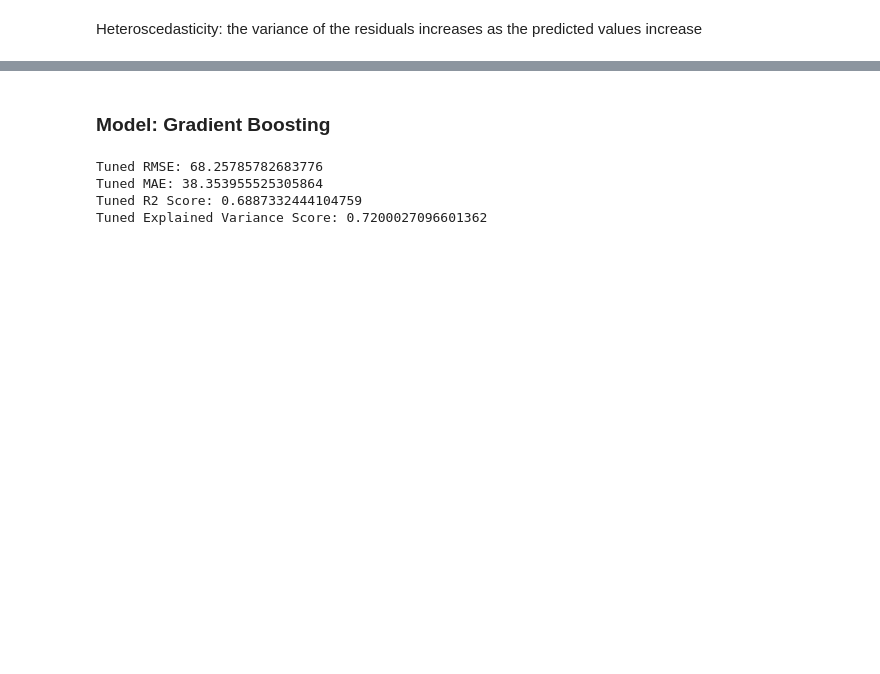
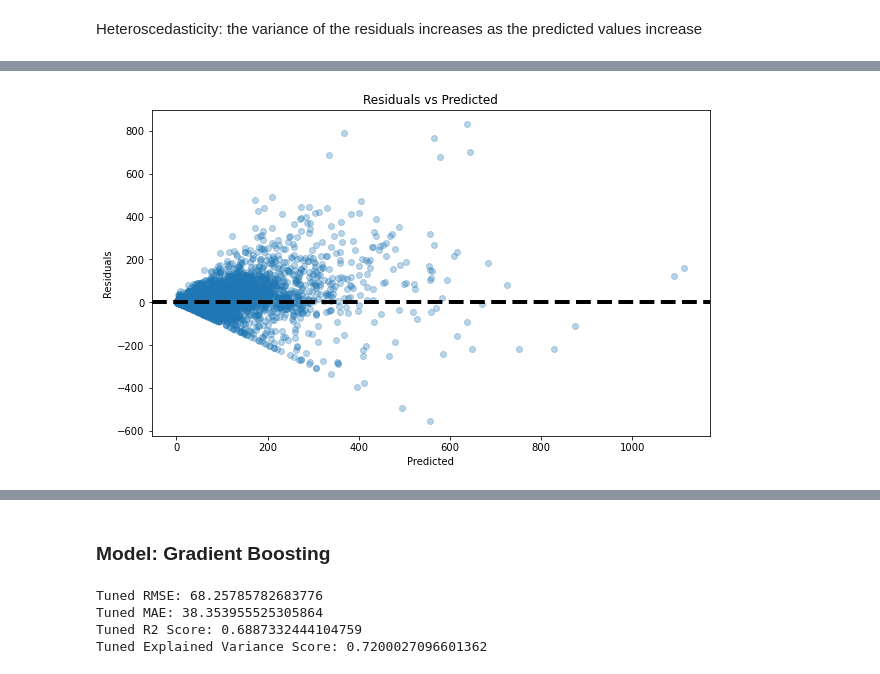
Before and after one commit to tabeaeggler/UrbanMobility, a Jupyter notebook: notebooks/05_model_random_forest.ipynb, the cells around one changed output, grey strips where cells are left out. Saved outputs shown, nothing was run; the diff lists cells and outputs as text; code cells hidden in the pictures; blank space fills up the shorter version.

```diff
--- a/notebooks/05_model_random_forest.ipynb
+++ b/notebooks/05_model_random_forest.ipynb
@@ -177 +190,12 @@ Heteroscedasticity: the variance of the residuals increases as the predicted val
+# %%
+plt.figure(figsize=(10, 6))
+residuals = y_test - y_pred
+plt.scatter(y_pred, residuals, alpha=0.3)
+plt.axhline(0, color='k', linestyle='--', lw=4)
+plt.xlabel('Predicted')
+plt.ylabel('Residuals')
+plt.title('Residuals vs Predicted')
+plt.show()
+# %% [output]
+[figure, added]
 # %%
```
Also changed, not shown: parts of 10 cells of this notebook, 1 other file.
